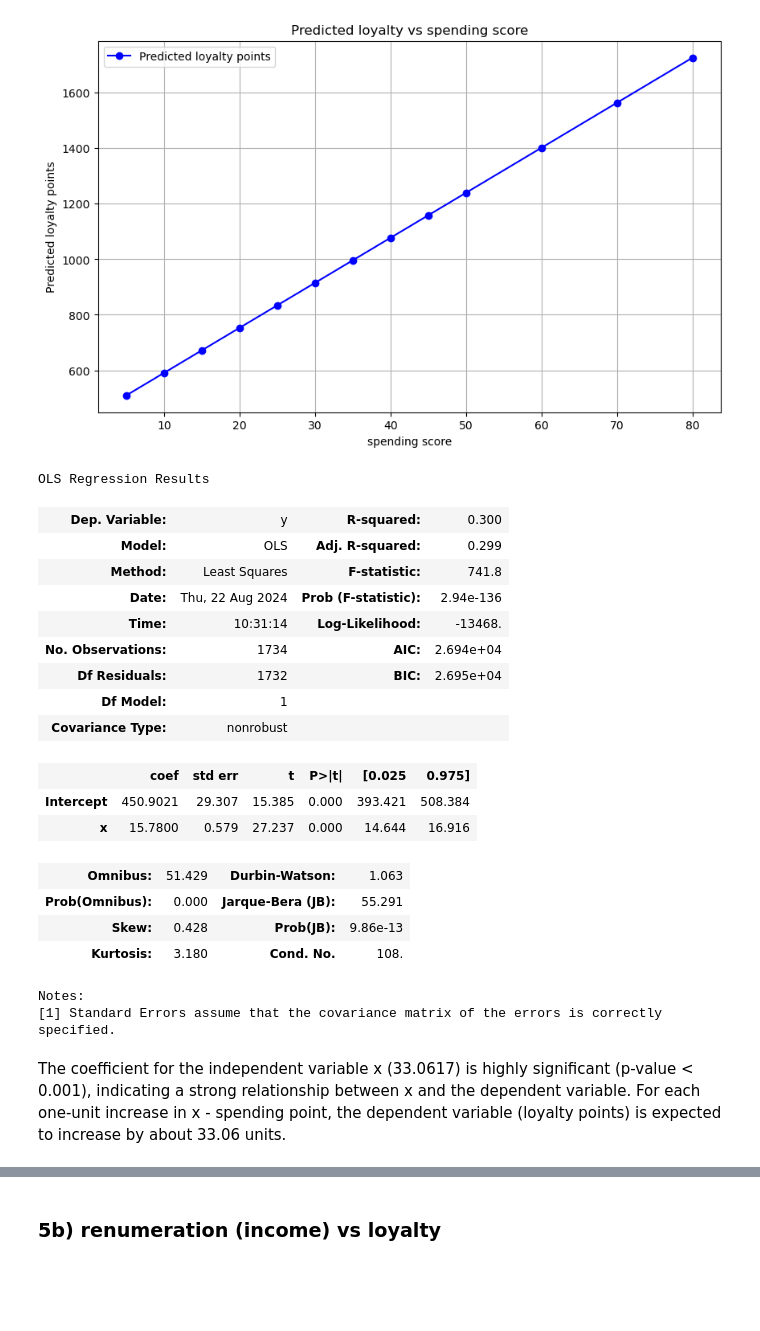
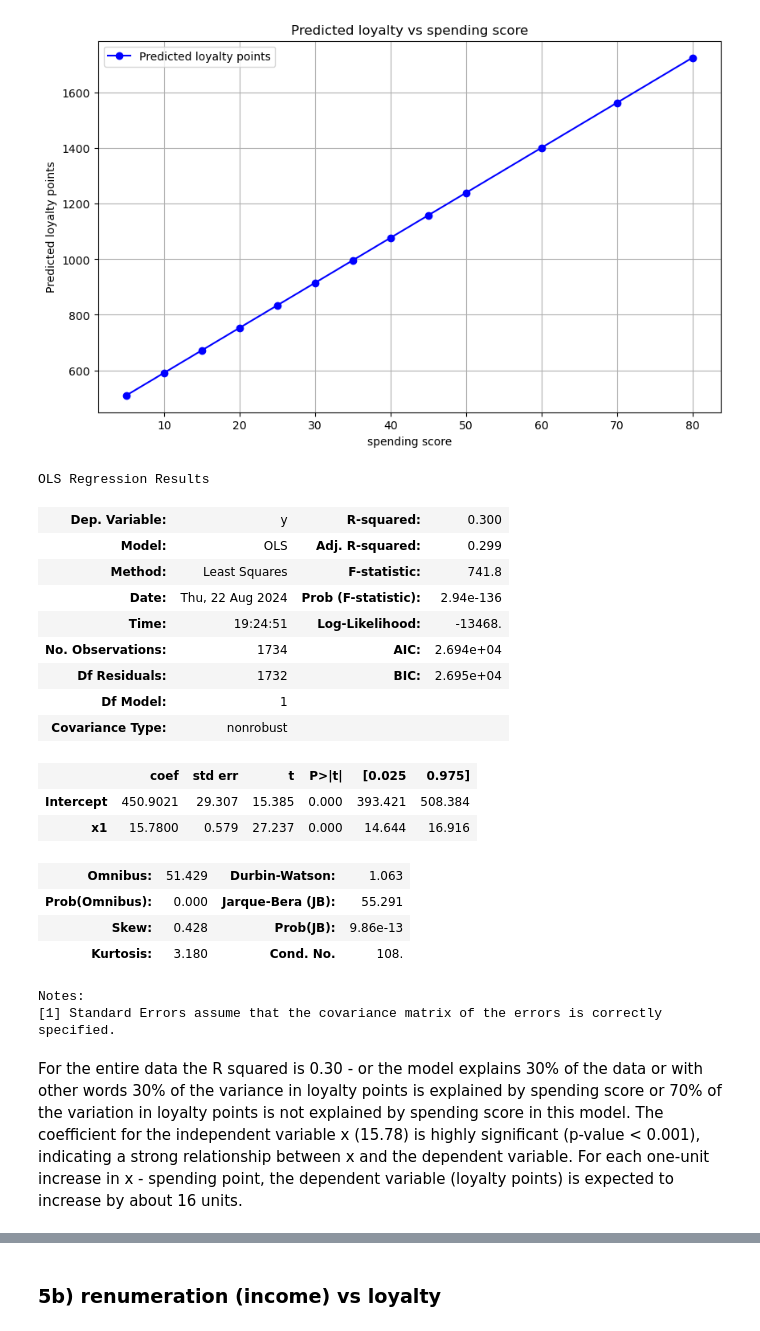
Before and after one commit to beata-faitli/Turtle-Games, a Jupyter notebook: Faitli_Beata_DA301_Assignment_Notebook.ipynb, the cells around one changed output, grey strips where cells are left out. Drawn from its saved outputs; the diff is of its cells as text; code cells hidden in the pictures; blank space fills up the shorter version.

```diff
--- a/Faitli_Beata_DA301_Assignment_Notebook.ipynb
+++ b/Faitli_Beata_DA301_Assignment_Notebook.ipynb
@@ -699,25 +705,25 @@ plt.show()
 [figure]
 # %%
 # Run the OLS test.
-f = 'y ~ x'
+f = 'y ~ x1'
 test = ols(f, data = reviews).fit()
 
 # View the output.
 test.summary()
 # %% [output]
 OLS Regression Results
 | Dep. Variable: | y | R-squared: | 0.300 |
 | Model: | OLS | Adj. R-squared: | 0.299 |
 | Method: | Least Squares | F-statistic: | 741.8 |
 | Date: | Thu, 22 Aug 2024 | Prob (F-statistic): | 2.94e-136 |
-| Time: | 10:31:14 | Log-Likelihood: | -13468. |
+| Time: | 19:24:51 | Log-Likelihood: | -13468. |
 | No. Observations: | 1734 | AIC: | 2.694e+04 |
 | Df Residuals: | 1732 | BIC: | 2.695e+04 |
 | Df Model: | 1 |  |  |
 | Covariance Type: | nonrobust |  |  |
 |  | coef | std err | t | P>|t| | [0.025 | 0.975] |
 | Intercept | 450.9021 | 29.307 | 15.385 | 0.000 | 393.421 | 508.384 |
-| x | 15.7800 | 0.579 | 27.237 | 0.000 | 14.644 | 16.916 |
+| x1 | 15.7800 | 0.579 | 27.237 | 0.000 | 14.644 | 16.916 |
 | Omnibus: | 51.429 | Durbin-Watson: | 1.063 |
 | Prob(Omnibus): | 0.000 | Jarque-Bera (JB): | 55.291 |
 | Skew: | 0.428 | Prob(JB): | 9.86e-13 |
@@ -725,4 +731,4 @@ OLS Regression Results
 Notes:
 [1] Standard Errors assume that the covariance matrix of the errors is correctly specified.
 # %% [markdown]
-The coefficient for the independent variable x (33.0617) is highly significant (p-value < 0.001), indicating a strong relationship between x and the dependent variable. For each one-unit increase in x - spending point, the dependent variable (loyalty points) is expected to increase by about 33.06 units.
+For the entire data the R squared is 0.30 - or the model explains 30% of the data or with other words 30% of the variance in loyalty points is explained by spending score or 70% of the variation in loyalty points is not explained by spending score in this model. The coefficient for the independent variable x (15.78) is highly significant (p-value < 0.001), indicating a strong relationship between x and the dependent variable. For each one-unit increase in x - spending point, the dependent variable (loyalty points) is expected to increase by about 16 units.
```
Also changed, not shown: parts of 78 cells of this notebook.
